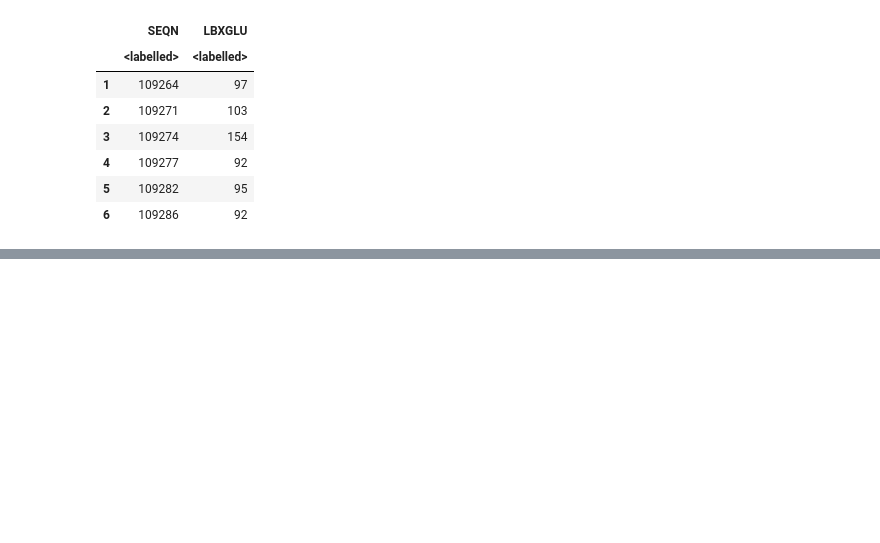
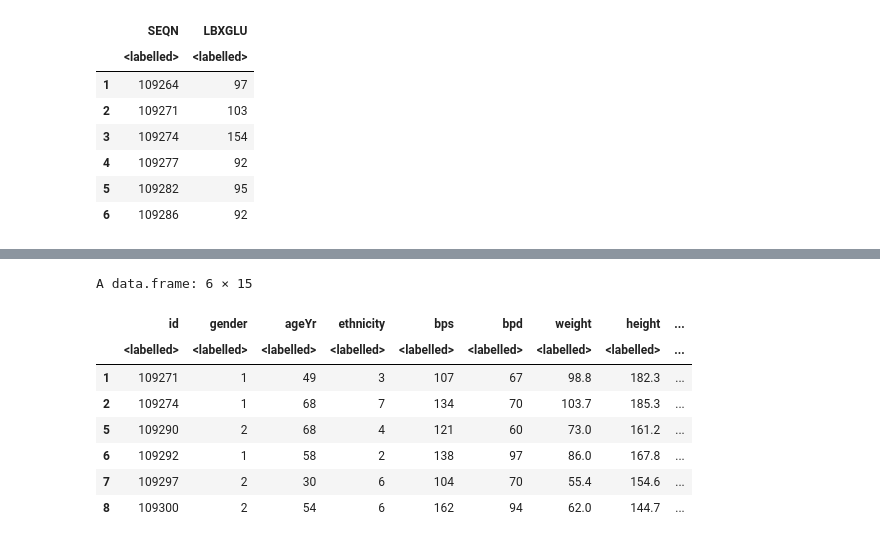
Before and after one commit to sccatalina/FinalProject, a Jupyter notebook: NHANESxpt.R.ipynb, the cells around one changed output, grey strips where cells are left out. Saved outputs shown, nothing was run; the diff lists cells and outputs as text; code cells hidden in the pictures; blank space fills up the shorter version.

```diff
--- a/NHANESxpt.R.ipynb
+++ b/NHANESxpt.R.ipynb
@@ -388,0 +470,13 @@ A data.frame: 6 × 14
+# %%
+names(dfmerged4na)= c('id', 'gender', 'ageYr', 'ethnicity', 'bps', 'bpd', 'weight', 'height', 'bmi','waist', 'hx_htn', 'hx_hichol', 'hx_dm', 'fastgbs','cvd_risk')
+head(dfmerged4na)
+# %% [output]
+A data.frame: 6 × 15
+|  | id | gender | ageYr | ethnicity | bps | bpd | weight | height | ... |
+|  | <labelled> | <labelled> | <labelled> | <labelled> | <labelled> | <labelled> | <labelled> | <labelled> | ... |
+| 1 | 109271 | 1 | 49 | 3 | 107 | 67 | 98.8 | 182.3 | ... |
+| 2 | 109274 | 1 | 68 | 7 | 134 | 70 | 103.7 | 185.3 | ... |
+| 5 | 109290 | 2 | 68 | 4 | 121 | 60 | 73.0 | 161.2 | ... |
+| 6 | 109292 | 1 | 58 | 2 | 138 | 97 | 86.0 | 167.8 | ... |
+| 7 | 109297 | 2 | 30 | 6 | 104 | 70 | 55.4 | 154.6 | ... |
+| 8 | 109300 | 2 | 54 | 6 | 162 | 94 | 62.0 | 144.7 | ... |
```
Also changed, not shown: parts of 27 cells of this notebook.
